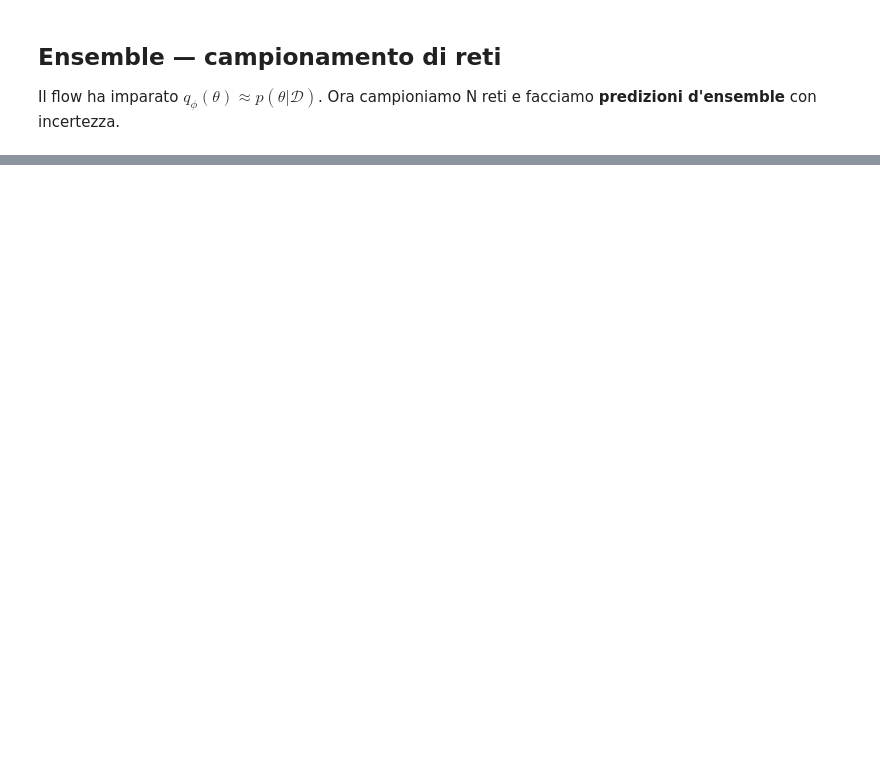
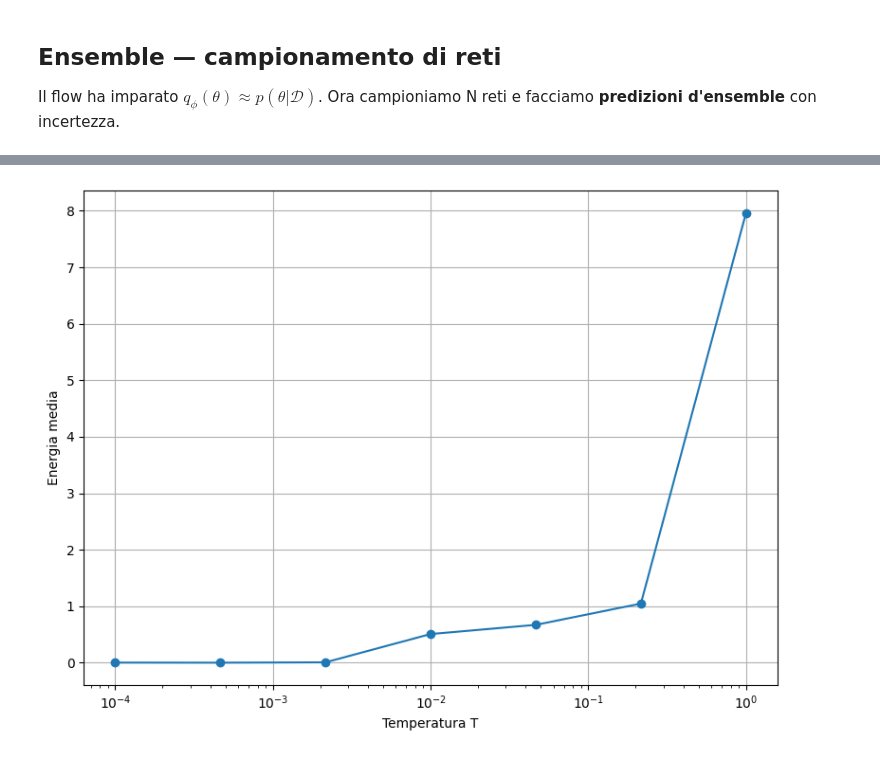
Before and after one commit to rpivi/Normalizing_Flow, a Jupyter notebook: sampling_parameters.ipynb, the cells around one changed output, grey strips where cells are left out. Saved outputs shown, nothing was run; the diff lists cells and outputs as text; code cells hidden in the pictures; blank space fills up the shorter version.

Commit message:
mean energy vs T

```diff
--- a/sampling_parameters.ipynb
+++ b/sampling_parameters.ipynb
@@ -374,0 +377,19 @@ Esempi di parametri campionati (vettori 9D) con seed diversi:
+# %%
+temperatures = jnp.logspace(-4, 0, 7)
+
+def compute_observables(flow_params, key, T, n_samples=5000):
+
+    # campionamento latent
+    z = jax.random.normal(key, (n_samples, D_PARAMS))
+
+    # campioni parametri rete
+    k_samples, _ = forward(flow_params, z)
+
+    # energy = loss
+    energies = jax.vmap(
+        lambda k: loss_fn(unflatten_params(k), X, y)
+    )(k_samples)
+
+    E_mean = jnp.mean(energies)
+
+    return E_mean
@@ -374,0 +446,13 @@ Esempi di parametri campionati (vettori 9D) con seed diversi:
+# %%
+plt.figure(figsize=(8,6))
+
+plt.plot(temperatures, E_means, 'o-')
+plt.xscale('log')
+plt.xlabel('Temperatura T')
+plt.ylabel('Energia media')
+plt.grid(True)
+
+plt.tight_layout()
+plt.show()
+# %% [output]
+[figure, added]
```
Also changed, not shown: parts of 10 cells of this notebook.
